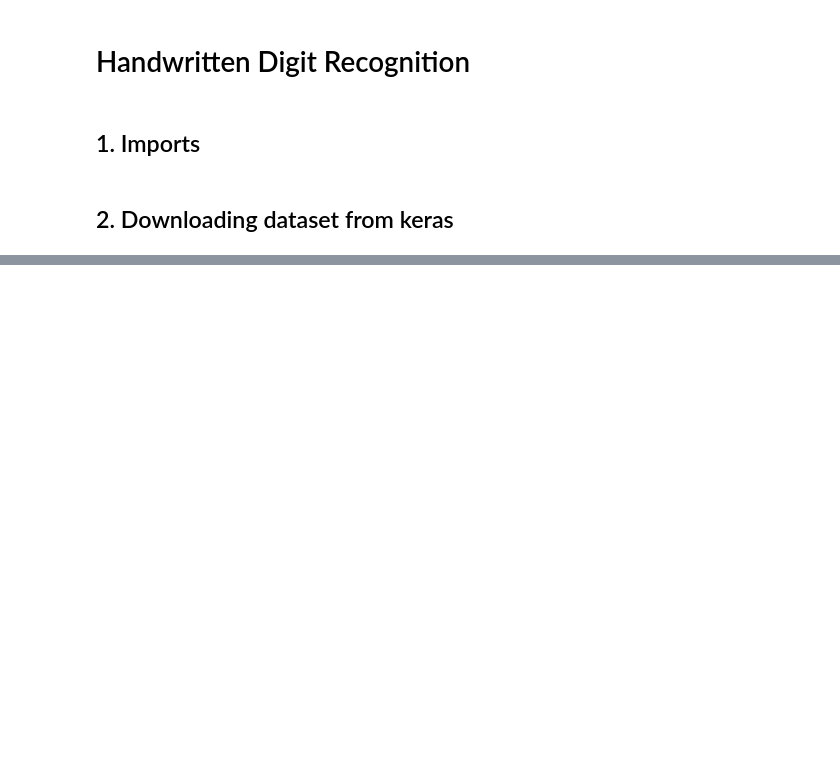
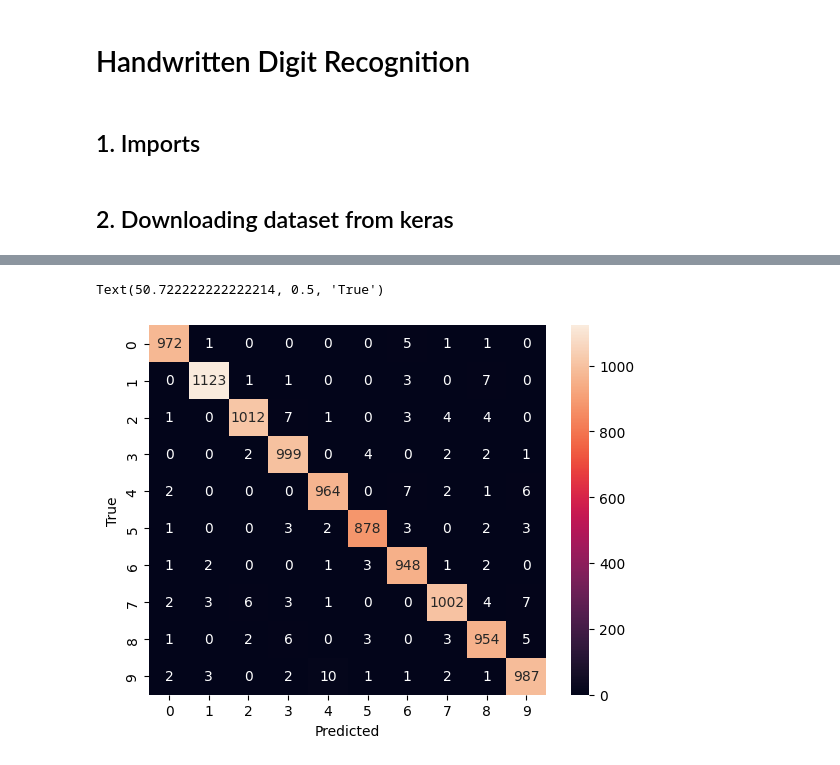
Before and after one commit to newbie10003-code/Machine-Learning, a Jupyter notebook: Deep Learning/Handwritten Digit Recognition/Handwritten Digits.ipynb, the cells around one changed output, grey strips where cells are left out. Cells and saved outputs as stored; diff of their text form; code cells hidden in the pictures; blank space fills up the shorter version.

```diff
--- a/Deep Learning/Handwritten Digit Recognition/Handwritten Digits.ipynb
+++ b/Deep Learning/Handwritten Digit Recognition/Handwritten Digits.ipynb
@@ -38,0 +242,19 @@ array([[[0, 0, 0, ..., 0, 0, 0],
+# %%
+model = keras.Sequential(
+[
+    keras.layers.Flatten(input_shape = (28, 28)),
+    keras.layers.Dense(1000, activation = 'relu'),
+    keras.layers.Dense(500, activation='relu'),
+    keras.layers.Dense(250, activation='relu'),
+    keras.layers.Dense(125, activation='relu'),
+    keras.layers.Dense(62, activation='relu'),
+    keras.layers.Dense(10, activation='sigmoid')
+])
+
+model.compile(
+    optimizer = 'adam',
+    loss = 'sparse_categorical_crossentropy',
+    metrics = ['accuracy']
+)
+
+model.fit(x_train,y_train, epochs=10)
@@ -38,0 +288,2 @@ array([[[0, 0, 0, ..., 0, 0, 0],
+# %%
+predictions = model.predict(x_test)
@@ -38,0 +292,13 @@ array([[[0, 0, 0, ..., 0, 0, 0],
+# %%
+y_pred = []
+for i in range(len(predictions)):
+    y_pred.append(np.argmax(predictions[i]))
+# %%
+confMatrix = tf.math.confusion_matrix(labels = y_test, predictions = y_pred)
+# %%
+sns.heatmap(confMatrix, annot=True, fmt='d')
+plt.xlabel("Predicted")
+plt.ylabel("True")
+# %% [output]
+Text(50.722222222222214, 0.5, 'True')
+[figure, added]
```
Also changed, not shown: parts of 41 cells of this notebook, 6 other files.
